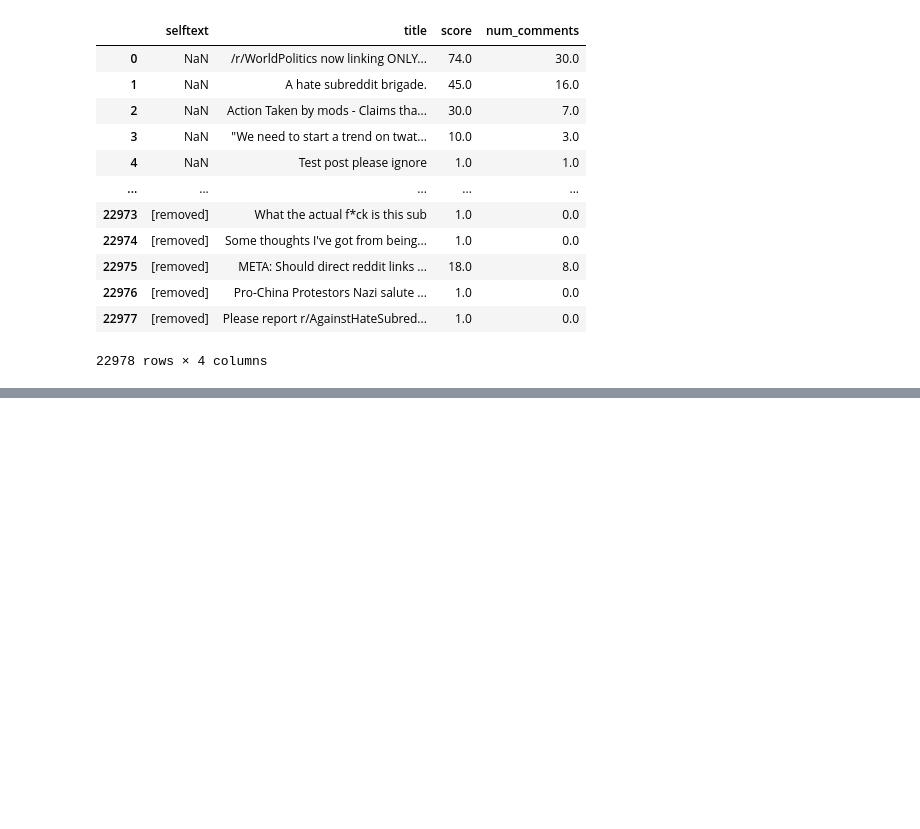
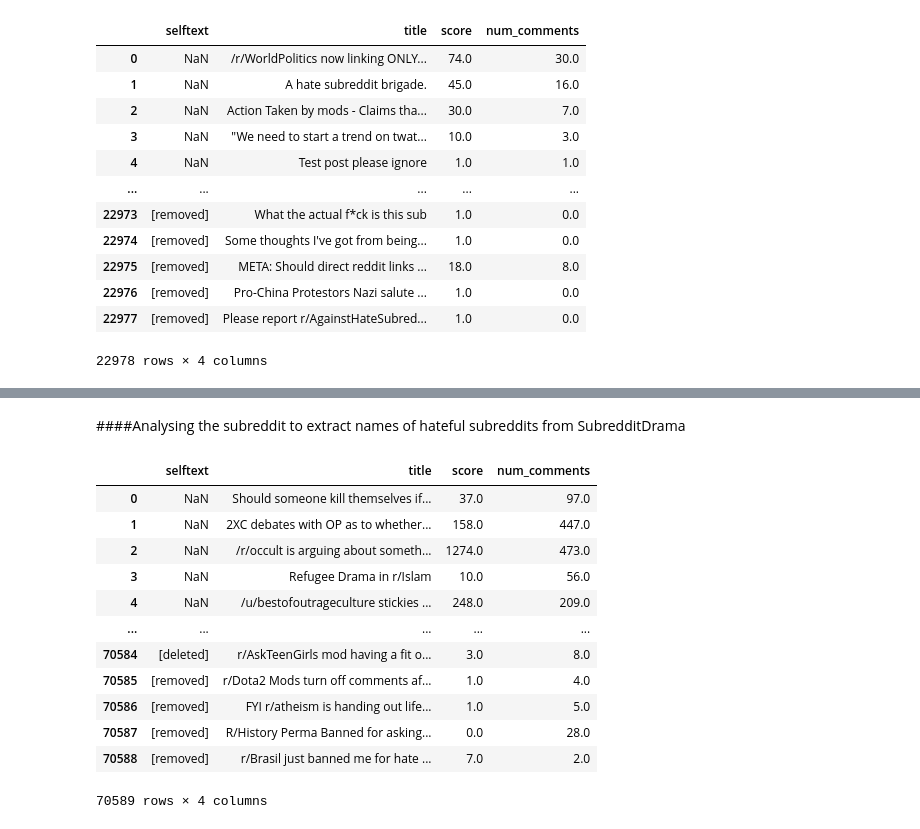
Before and after one commit to ahmedqazi123/RedditAnalysis, a Jupyter notebook: To_Act_or_React.ipynb, the cells around one changed output, grey strips where cells are left out. Drawn from its saved outputs; the diff is of its cells as text; code cells hidden in the pictures; blank space fills up the shorter version.

```diff
--- a/To_Act_or_React.ipynb
+++ b/To_Act_or_React.ipynb
@@ -257,2 +353,21 @@ text
+# %% [markdown]
+####Analysing the subreddit to extract names of hateful subreddits from SubredditDrama
+# %%
+SD = pd.read_csv("/content/gdrive/MyDrive/SubredditDramaText.csv")
+SD
+# %% [output]
+|  | selftext | title | score | num_comments |
+| 0 | NaN | Should someone kill themselves if... | 37.0 | 97.0 |
+| 1 | NaN | 2XC debates with OP as to whether... | 158.0 | 447.0 |
+| 2 | NaN | /r/occult is arguing about someth... | 1274.0 | 473.0 |
+| 3 | NaN | Refugee Drama in r/Islam | 10.0 | 56.0 |
+| 4 | NaN | /u/bestofoutrageculture stickies ... | 248.0 | 209.0 |
+| ... | ... | ... | ... | ... |
+| 70584 | [deleted] | r/AskTeenGirls mod having a fit o... | 3.0 | 8.0 |
+| 70585 | [removed] | r/Dota2 Mods turn off comments af... | 1.0 | 4.0 |
+| 70586 | [removed] | FYI r/atheism is handing out life... | 1.0 | 5.0 |
+| 70587 | [removed] | R/History Perma Banned for asking... | 0.0 | 28.0 |
+| 70588 | [removed] | r/Brasil just banned me for hate ... | 7.0 | 2.0 |
+70589 rows × 4 columns
 # %%
 #Posts below a score of 100 will be dropped
```
Also changed, not shown: parts of 14 cells of this notebook.
